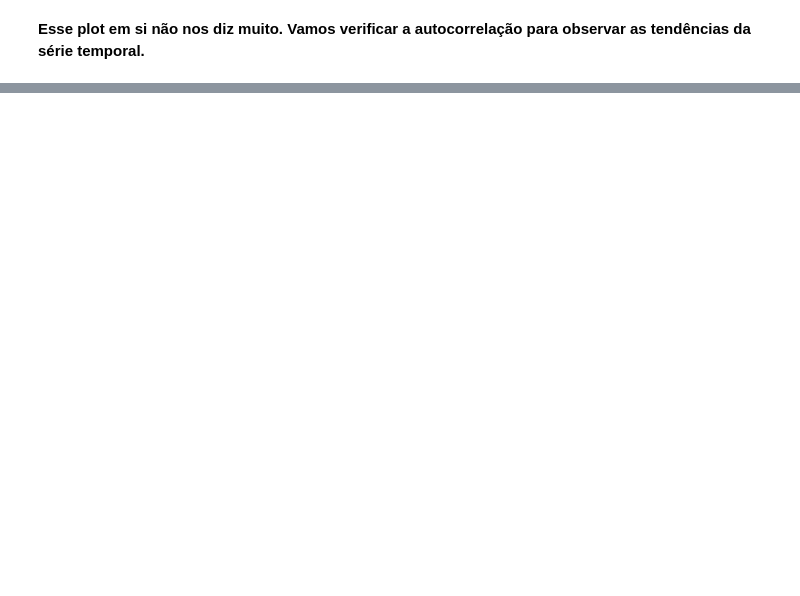
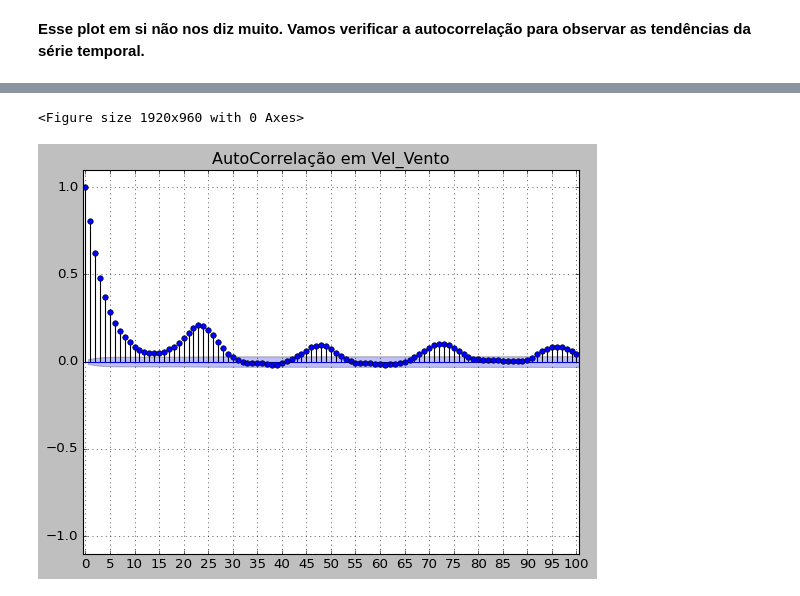
Before and after one commit to jonatanriq/oceanografia, a Jupyter notebook: simcosta_autocorrelacao.ipynb, the cells around one changed output, grey strips where cells are left out. Saved outputs shown, nothing was run; the diff lists cells and outputs as text; code cells hidden in the pictures; blank space fills up the shorter version.

```diff
--- a/simcosta_autocorrelacao.ipynb
+++ b/simcosta_autocorrelacao.ipynb
@@ -77,0 +140,13 @@ plt.show()
+# %%
+plt.figure(figsize=(24,12))
+plt.style.use('classic')
+plot_acf(vel_vento, lags=100, markerfacecolor='blue')
+plt.xlim(-0.5,100.5)
+plt.xticks(np.arange(0,101,5))
+plt.ylim(-1.1,1.1)
+plt.grid(linestyle=':')
+plt.title('AutoCorrelação em Vel_Vento')
+plt.show()
+# %% [output]
+<Figure size 1920x960 with 0 Axes>
+[figure, added]
```
Also changed, not shown: parts of 23 cells of this notebook.
